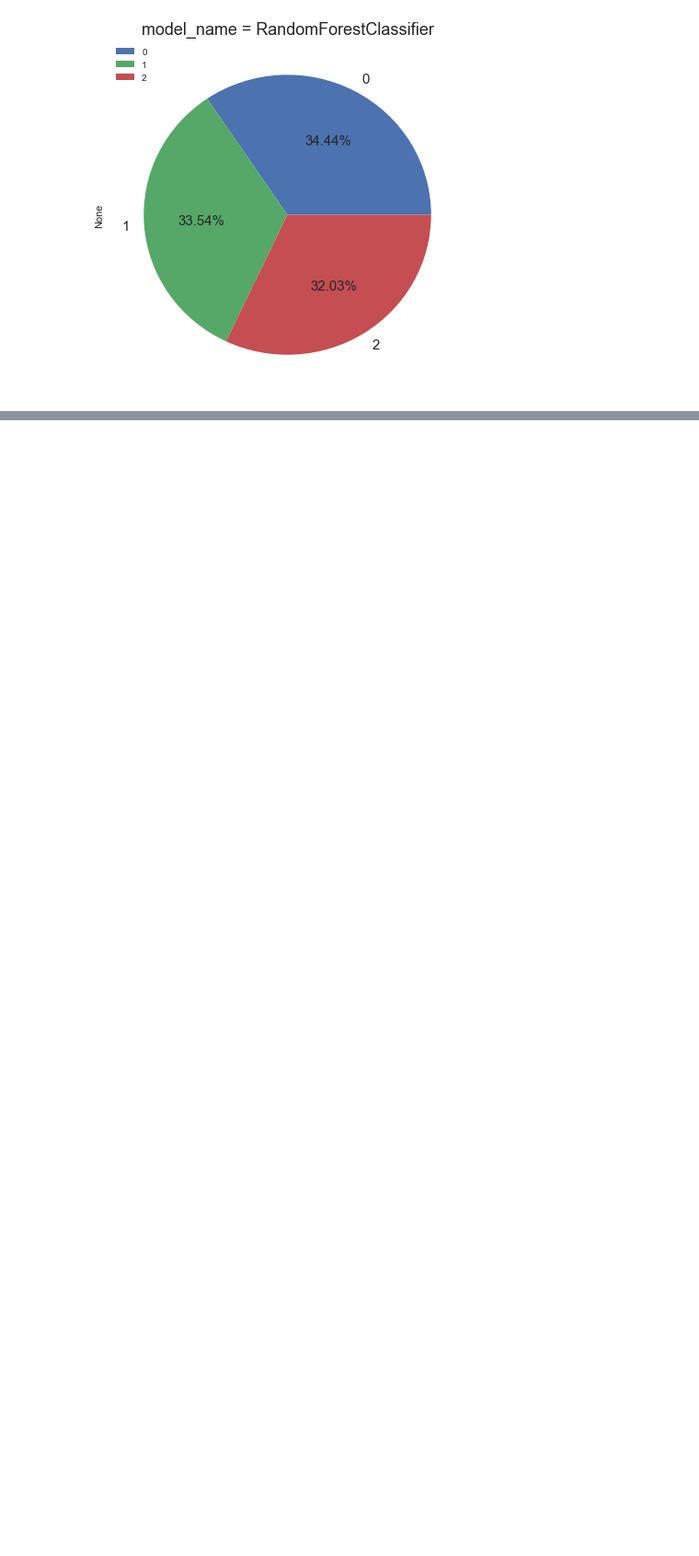
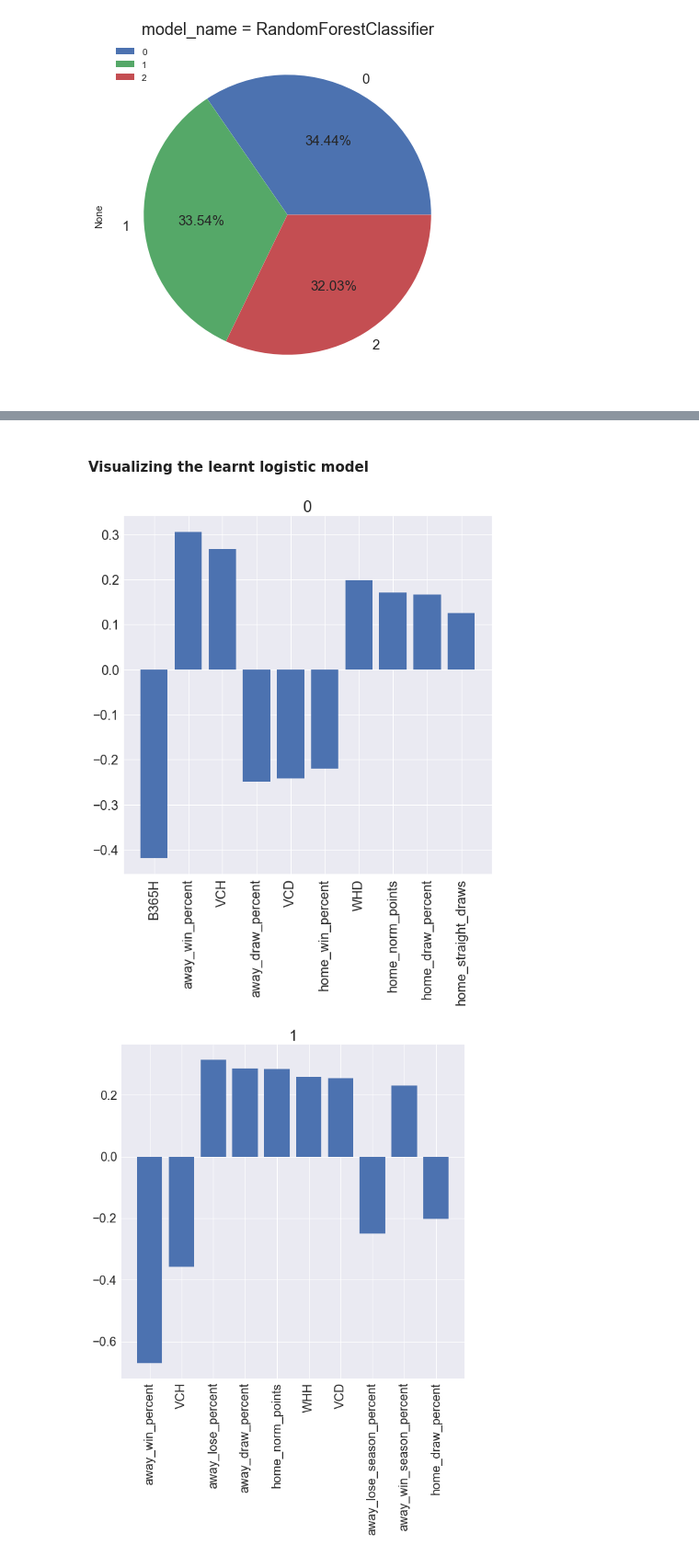
Before and after one commit to asafavinoam/applied_data_science_project, a Jupyter notebook: learning_and_testing.ipynb, the cells around one changed output, grey strips where cells are left out. Shown at 92% size. Cells and saved outputs as stored; diff of their text form; code cells hidden in the pictures; blank space fills up the shorter version.

```diff
--- a/learning_and_testing.ipynb
+++ b/learning_and_testing.ipynb
@@ -1151,0 +1178,18 @@ for model_name,model_predictions in all_soft_decisions.items():
+# %% [markdown]
+#### Visualizing the learnt logistic model
+# %%
+sns.set(font_scale=2)
+df =pd.DataFrame(np.concatenate((logmodel.coef_.T,np.abs(logmodel.coef_.T)),axis=1),index=features_list ,columns=["0","1","2","0_abs","1_abs","2_abs"])
+df.reset_index(inplace=True)
+df
+num_of_intresting_feat = 10
+for cc in ["0_abs","1_abs","2_abs"]:
+    df.sort_values(by=cc,ascending=False,inplace=True)
+    plt.figure(figsize=(10,10))
+    plt.bar(np.arange(num_of_intresting_feat), np.array(df.head(num_of_intresting_feat)[cc[0]]),tick_label = list(df.head(num_of_intresting_feat)["index"]))
+    locs,labels = plt.xticks()
+    plt.setp(labels, rotation=90)
+    plt.title(cc[0])
+# %% [output]
+[figure, added]
+[figure, added]
```
Also changed, not shown: parts of 23 cells of this notebook.
